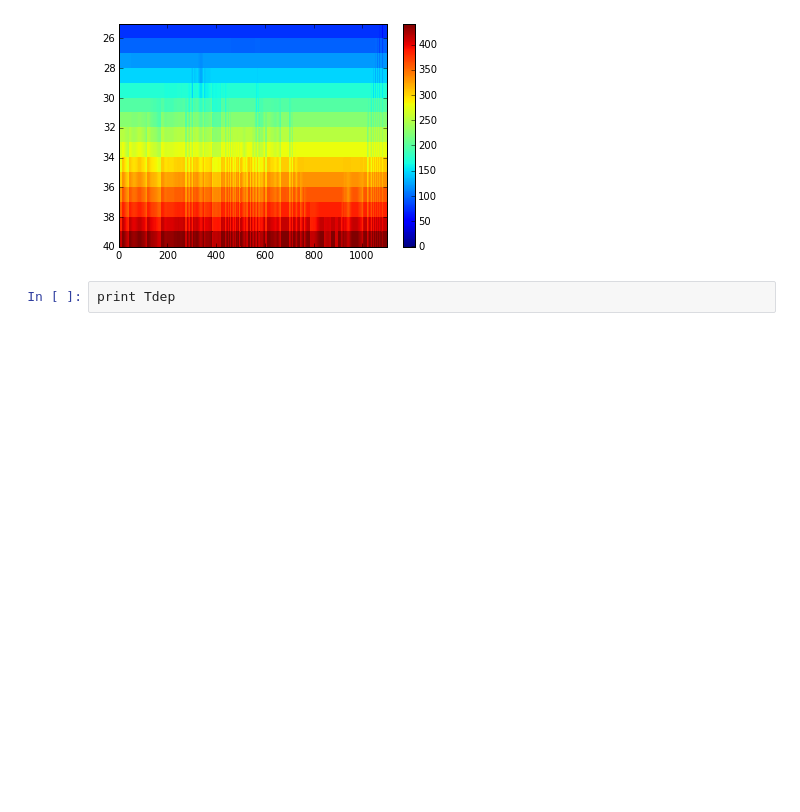
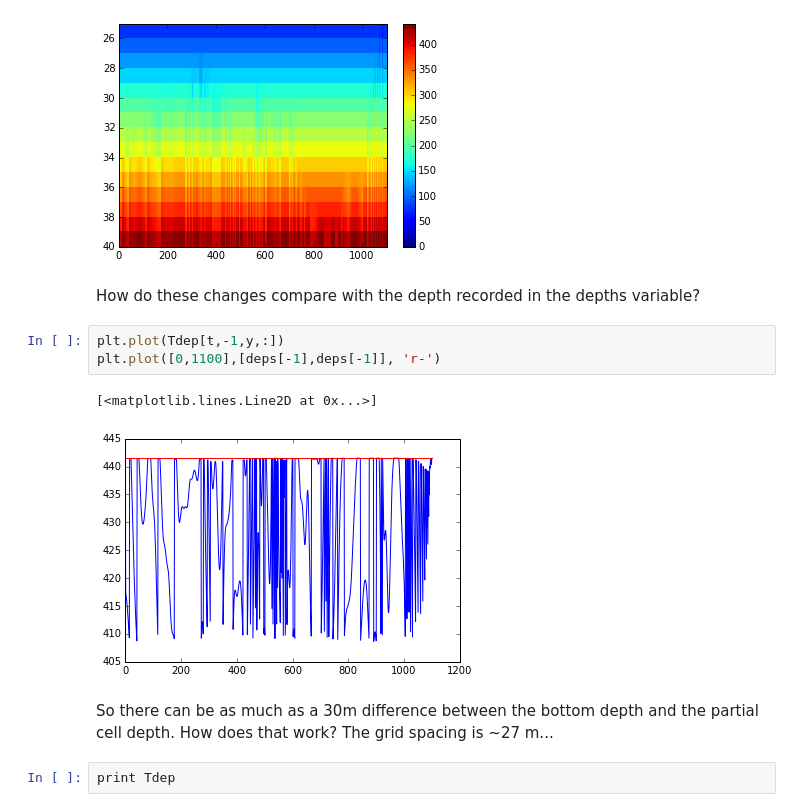
Before and after one commit to SalishSeaCast/2d-domain, a Jupyter notebook: analysis/3.6 Test.ipynb, the cells around one changed output. Cells and saved outputs as stored; diff of their text form; blank space fills up the shorter version.

```diff
--- a/analysis/3.6 Test.ipynb
+++ b/analysis/3.6 Test.ipynb
@@ -278,6 +306,16 @@ plt.axis([0,1100,40,25])
 # %% [output]
 [0, 1100, 40, 25]
 [figure]
+# %% [markdown]
+How do these changes compare with the depth recorded in the depths variable?
+# %%
+plt.plot(Tdep[t,-1,y,:])
+plt.plot([0,1100],[deps[-1],deps[-1]], 'r-')
+# %% [output]
+[<matplotlib.lines.Line2D at 0x...>]
+[figure, added]
+# %% [markdown]
+So there can be as much as a 30m difference between the bottom depth and the partial cell depth. How does that work? The grid spacing is ~27 m...
 # %%
 print Tdep
 # %% [output]
```
Also changed, not shown: parts of 29 cells of this notebook, 1 other file.
